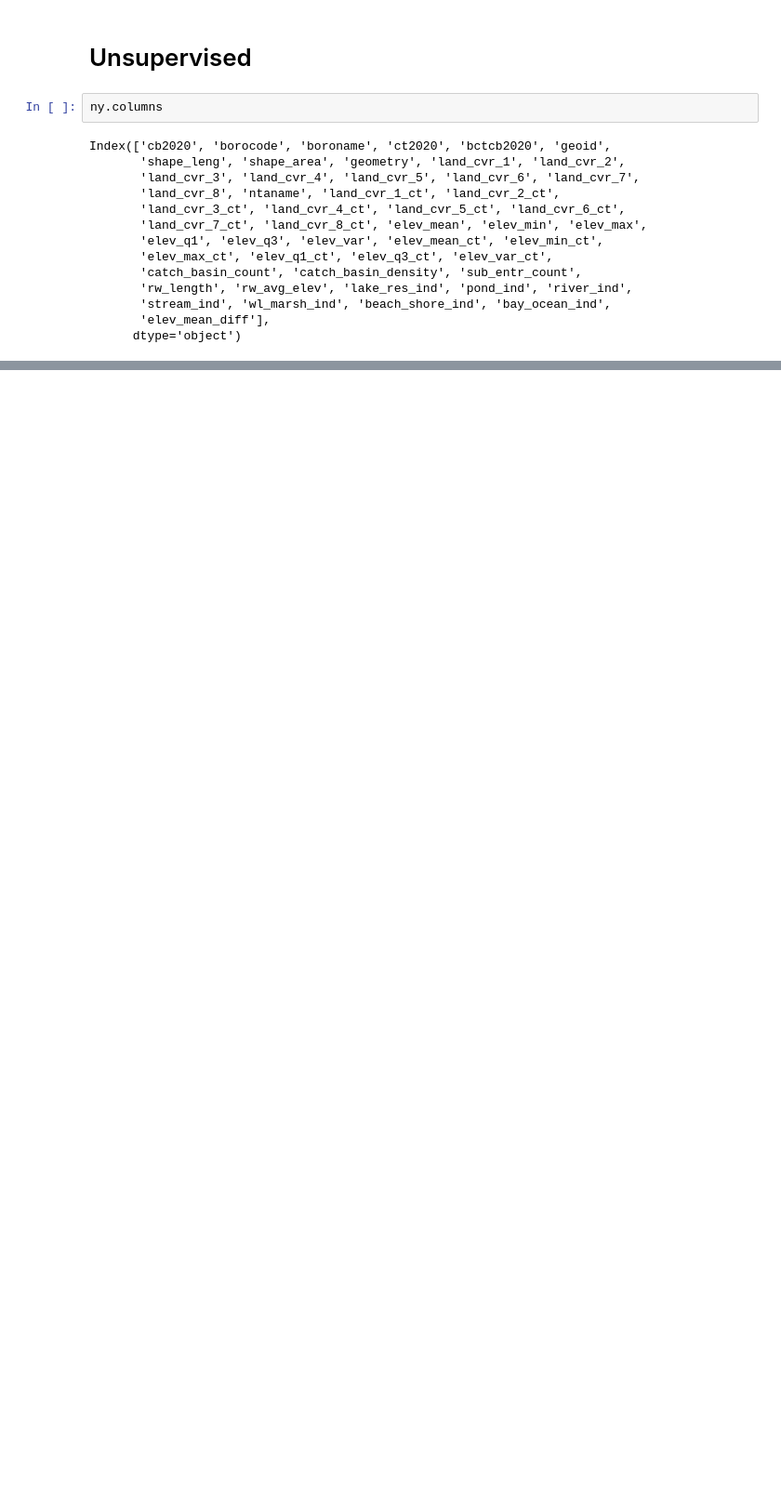
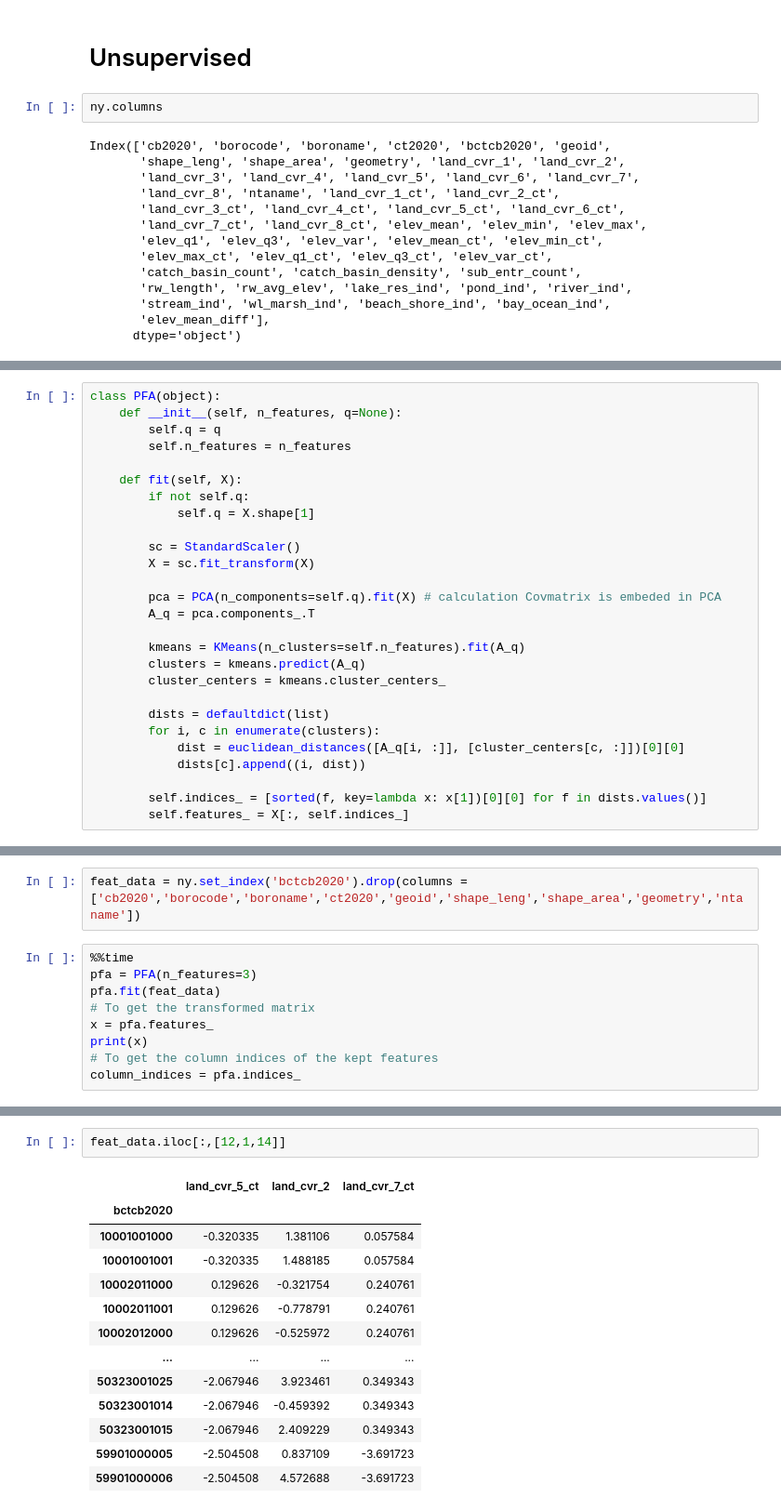
Before and after one commit to courtney-smith-97/flood-risk, a Jupyter notebook: modeling/modeling_and_feat_importance.ipynb, the cells around one changed output, grey strips where cells are left out. Shown at 93% size. Cells and saved outputs as stored; diff of their text form; blank space fills up the shorter version.

```diff
--- a/modeling/modeling_and_feat_importance.ipynb
+++ b/modeling/modeling_and_feat_importance.ipynb
@@ -341,0 +404,27 @@ Fitting 1 folds for each of 5 candidates, totalling 5 fits
+# %%
+class PFA(object):
+    def __init__(self, n_features, q=None):
+        self.q = q
+        self.n_features = n_features
+
+    def fit(self, X):
+        if not self.q:
+            self.q = X.shape[1]
+
+        sc = StandardScaler()
+        X = sc.fit_transform(X)
+
+        pca = PCA(n_components=self.q).fit(X) # calculation Covmatrix is embeded in PCA
+        A_q = pca.components_.T
+
+        kmeans = KMeans(n_clusters=self.n_features).fit(A_q)
+        clusters = kmeans.predict(A_q)
+        cluster_centers = kmeans.cluster_centers_
+
+        dists = defaultdict(list)
+        for i, c in enumerate(clusters):
+            dist = euclidean_distances([A_q[i, :]], [cluster_centers[c, :]])[0][0]
+            dists[c].append((i, dist))
+
+        self.indices_ = [sorted(f, key=lambda x: x[1])[0][0] for f in dists.values()]
+        self.features_ = X[:, self.indices_]
@@ -341,0 +447,11 @@ Fitting 1 folds for each of 5 candidates, totalling 5 fits
+# %%
+feat_data = ny.set_index('bctcb2020').drop(columns = ['cb2020','borocode','boroname','ct2020','geoid','shape_leng','shape_area','geometry','ntaname'])
+# %%
+%%time
+pfa = PFA(n_features=3)
+pfa.fit(feat_data)
+# To get the transformed matrix
+x = pfa.features_
+print(x)
+# To get the column indices of the kept features
+column_indices = pfa.indices_
@@ -341,0 +480,16 @@ Fitting 1 folds for each of 5 candidates, totalling 5 fits
+# %%
+feat_data.iloc[:,[12,1,14]]
+# %% [output]
+|  | land_cvr_5_ct | land_cvr_2 | land_cvr_7_ct |
+| bctcb2020 |  |  |  |
+| 10001001000 | -0.320335 | 1.381106 | 0.057584 |
+| 10001001001 | -0.320335 | 1.488185 | 0.057584 |
+| 10002011000 | 0.129626 | -0.321754 | 0.240761 |
+| 10002011001 | 0.129626 | -0.778791 | 0.240761 |
+| 10002012000 | 0.129626 | -0.525972 | 0.240761 |
+| ... | ... | ... | ... |
+| 50323001025 | -2.067946 | 3.923461 | 0.349343 |
+| 50323001014 | -2.067946 | -0.459392 | 0.349343 |
+| 50323001015 | -2.067946 | 2.409229 | 0.349343 |
+| 59901000005 | -2.504508 | 0.837109 | -3.691723 |
+| 59901000006 | -2.504508 | 4.572688 | -3.691723 |
```
Also changed, not shown: parts of 14 cells of this notebook.
